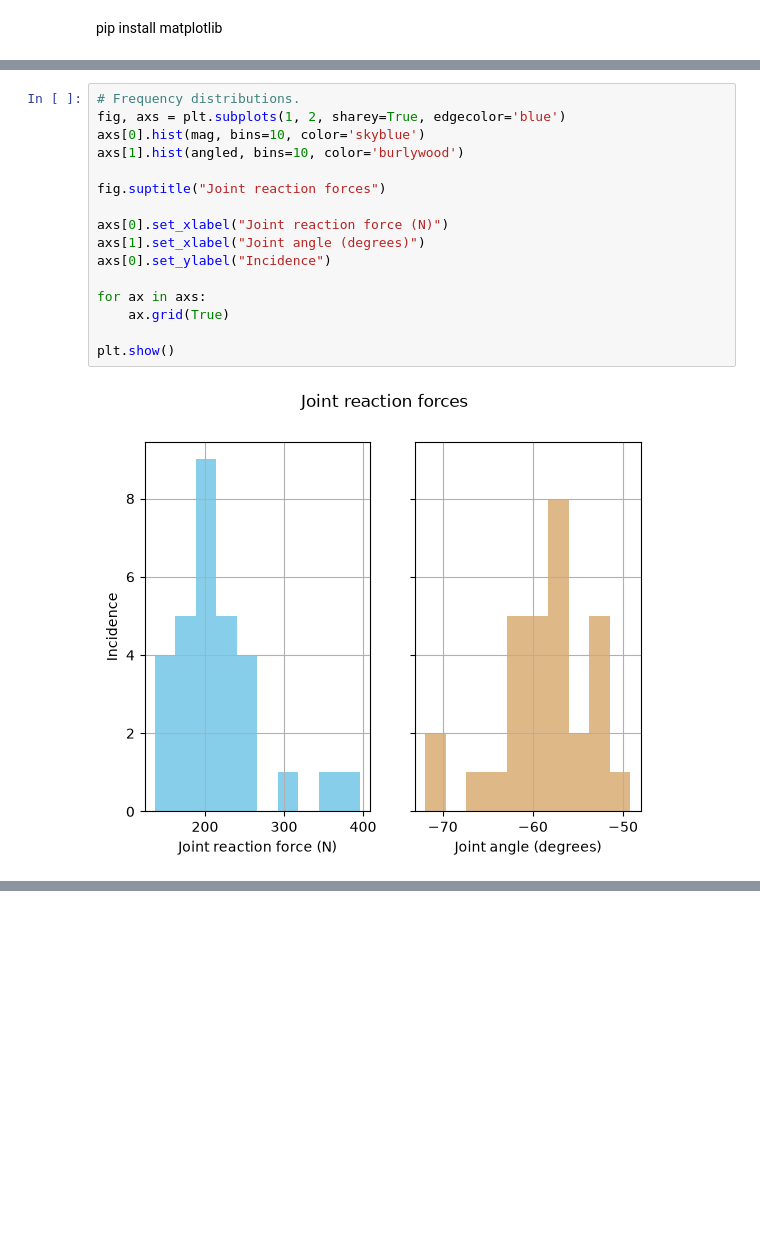
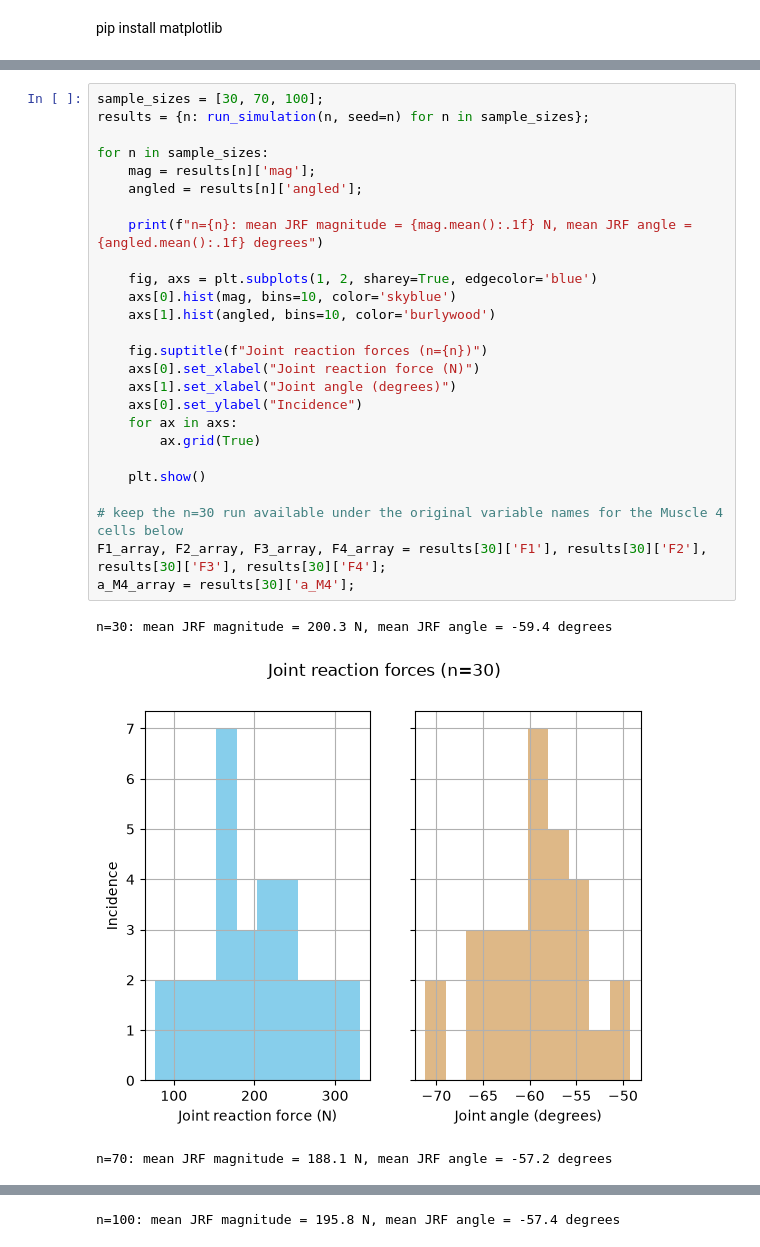
Before and after one commit to rgmcghee2-alt/BME5650, a Jupyter notebook: monte_carlo.ipynb, the cells around one changed output, grey strips where cells are left out. Saved outputs shown, nothing was run; the diff lists cells and outputs as text; blank space fills up the shorter version.

```diff
--- a/monte_carlo.ipynb
+++ b/monte_carlo.ipynb
@@ -152,18 +113,30 @@ Create a histogram or frequency plot for the magnitude of the joint reaction for
 # %%
-# Frequency distributions.
-fig, axs = plt.subplots(1, 2, sharey=True, edgecolor='blue')
-axs[0].hist(mag, bins=10, color='skyblue')
-axs[1].hist(angled, bins=10, color='burlywood')
+sample_sizes = [30, 70, 100];
+results = {n: run_simulation(n, seed=n) for n in sample_sizes};
 
-fig.suptitle("Joint reaction forces")
+for n in sample_sizes:
+    mag = results[n]['mag'];
+    angled = results[n]['angled'];
 
-axs[0].set_xlabel("Joint reaction force (N)")
-axs[1].set_xlabel("Joint angle (degrees)")
-axs[0].set_ylabel("Incidence")
+    print(f"n={n}: mean JRF magnitude = {mag.mean():.1f} N, mean JRF angle = {angled.mean():.1f} degrees")
 
-for ax in axs:
-    ax.grid(True)
+    fig, axs = plt.subplots(1, 2, sharey=True, edgecolor='blue')
+    axs[0].hist(mag, bins=10, color='skyblue')
+    axs[1].hist(angled, bins=10, color='burlywood')
 
-plt.show()
+    fig.suptitle(f"Joint reaction forces (n={n})")
+    axs[0].set_xlabel("Joint reaction force (N)")
+    axs[1].set_xlabel("Joint angle (degrees)")
+    axs[0].set_ylabel("Incidence")
+    for ax in axs:
+        ax.grid(True)
+
+    plt.show()
+
+# keep the n=30 run available under the original variable names for the Muscle 4 cells below
+F1_array, F2_array, F3_array, F4_array = results[30]['F1'], results[30]['F2'], results[30]['F3'], results[30]['F4'];
+a_M4_array = results[30]['a_M4'];
 # %% [output]
+n=30: mean JRF magnitude = 200.3 N, mean JRF angle = -59.4 degrees
-[figure, old version]
+[figure, new version]
+n=70: mean JRF magnitude = 188.1 N, mean JRF angle = -57.2 degrees
@@ -169,0 +144 @@ plt.show()
+n=100: mean JRF magnitude = 195.8 N, mean JRF angle = -57.4 degrees
```
Also changed, not shown: parts of 10 cells of this notebook.
